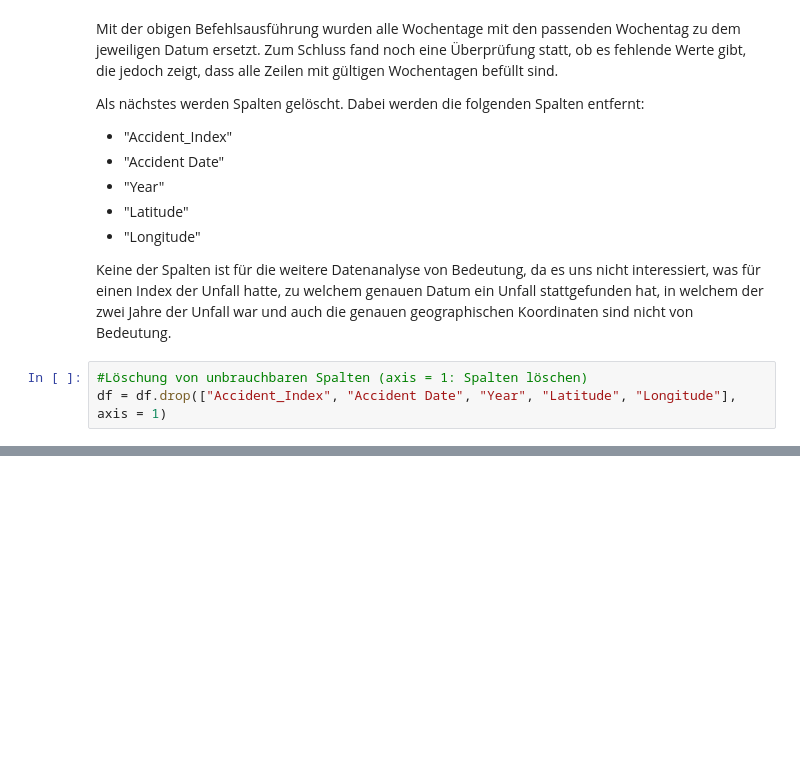
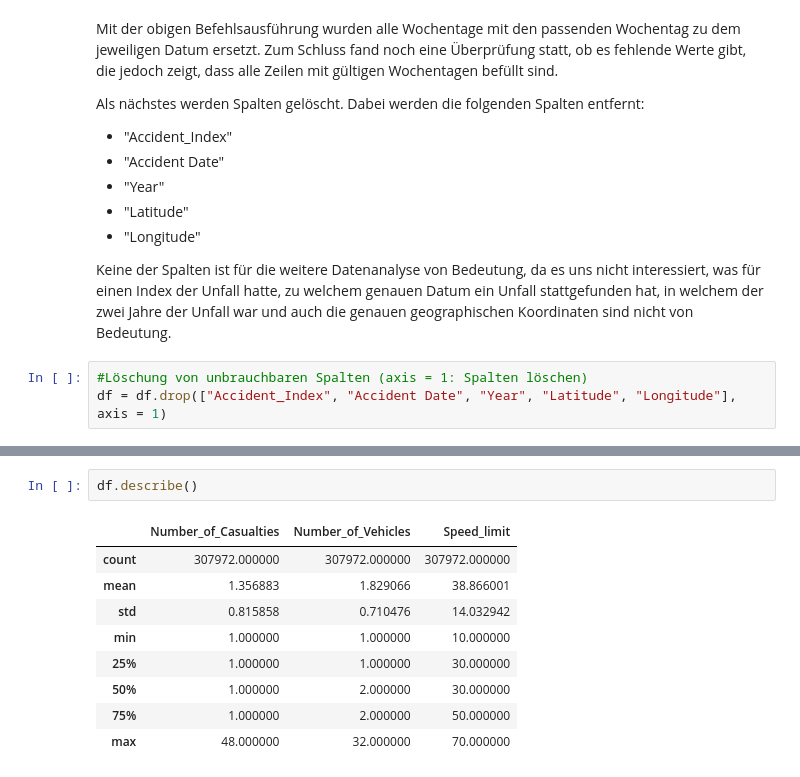
Before and after one commit to DamianM0N/Road-Accident-Dataset-deskriptive-Analyse, a Jupyter notebook: Projekt.ipynb, the cells around one changed output, grey strips where cells are left out. Saved outputs shown, nothing was run; the diff lists cells and outputs as text; blank space fills up the shorter version.

```diff
--- a/Projekt.ipynb
+++ b/Projekt.ipynb
@@ -342,0 +397,12 @@ memory usage: 44.6 MB
+# %%
+df.describe()
+# %% [output]
+|  | Number_of_Casualties | Number_of_Vehicles | Speed_limit |
+| count | 307972.000000 | 307972.000000 | 307972.000000 |
+| mean | 1.356883 | 1.829066 | 38.866001 |
+| std | 0.815858 | 0.710476 | 14.032942 |
+| min | 1.000000 | 1.000000 | 10.000000 |
+| 25% | 1.000000 | 1.000000 | 30.000000 |
+| 50% | 1.000000 | 2.000000 | 30.000000 |
+| 75% | 1.000000 | 2.000000 | 50.000000 |
+| max | 48.000000 | 32.000000 | 70.000000 |
```
Also changed, not shown: parts of 16 cells of this notebook, 1 other file.
